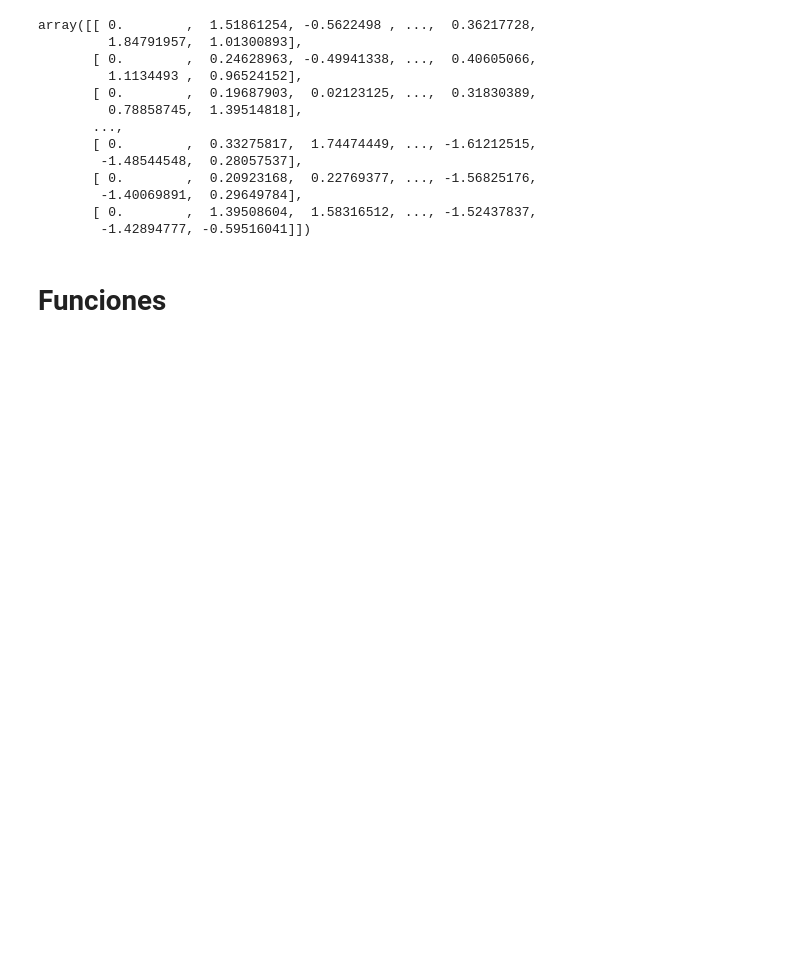
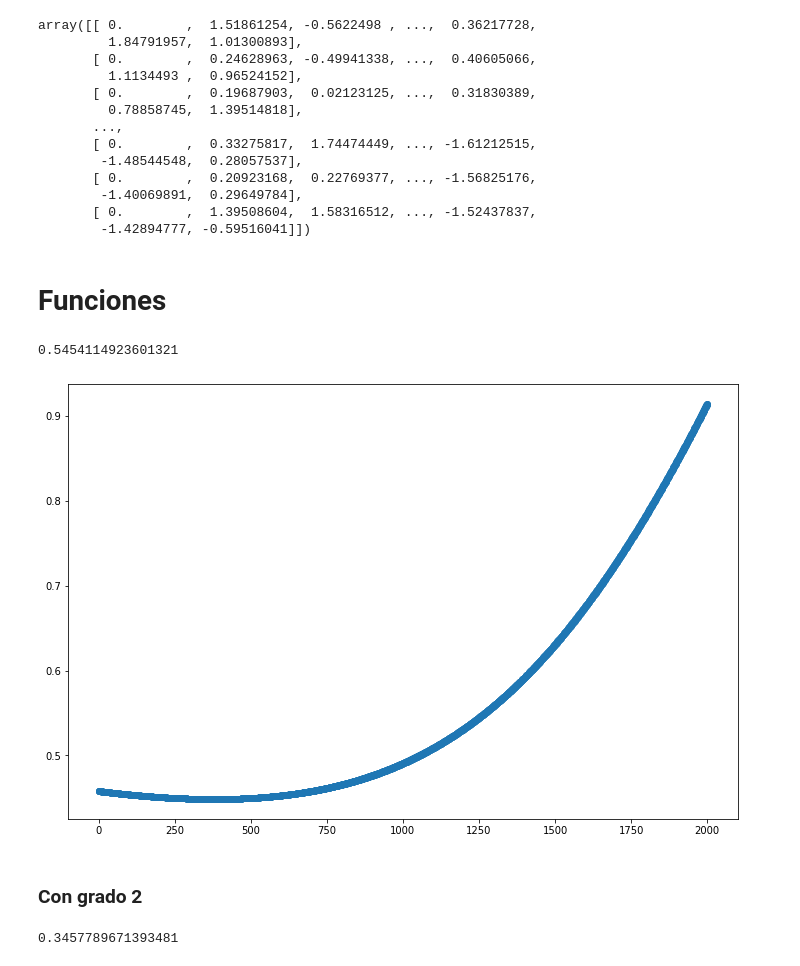
Before and after one commit to hwalter734/LAB6-EOML, a Jupyter notebook: lab6-Walter-20180006.ipynb, the cells around one changed output. Saved outputs shown, nothing was run; the diff lists cells and outputs as text; code cells hidden in the pictures; blank space fills up the shorter version.

```diff
--- a/lab6-Walter-20180006.ipynb
+++ b/lab6-Walter-20180006.ipynb
@@ -56,28 +58,52 @@ array([[ 0.        ,  1.51861254, -0.5622498 , ...,  0.36217728,
        [ 0.        ,  1.39508604,  1.58316512, ..., -1.52437837,
         -1.42894777, -0.59516041]])
 # %%
-xtrain, xtest, ytrain, ytest = train_test_split(xcolumns, ycolumn, test_size=0.2, random_state=433, shuffle=True)
+xtrain, xtest, ytrain, ytest = train_test_split(xtransformed, ycolumn_mod, test_size=0.2, random_state=433, shuffle=True)
 # %% [markdown]
 # Funciones
 # %%
 def hypothesis(X, theta):
-    z = X.T @ theta
+    z = X @ theta.T
     return 1/(1 + np.exp(-z))
 
 def cost_function(X, y, theta):
     yh = hypothesis(X, theta)
     return (-1/len(X)) * np.sum(y*np.log(yh) + (1-y)*np.log(1-yh))
 
-def gradient_descent_cost(X, y, theta, learning_rate=0.0001, max_iter = 1000):
+def gradient_descent(X, y, theta, learning_rate, max_iter = 2000):
     m = len(X)
     J = [cost_function(X, y, theta)]
     for i in range(0, max_iter):
         h = hypothesis(X, theta)
         for i in range(0, X.shape[1]):
-            theta[i] -= (learning_rate/m) * np.sum((h-y)*X.iloc[:, i])
+            theta -= (learning_rate/m) * np.sum((h-y)*X[:, i])
         J.append(cost_function(X, y, theta))
     return J, theta
+
+def predict(X, y, theta, learning_rate=0.00001, max_iter = 2000):
+    J, th = gradient_descent(X, y, theta, learning_rate, max_iter)
+    yh = hypothesis(X, theta)
+    for i in range(len(yh)):
+        yh[i]=1 if yh[i]>=0.5 else 0
+    y = list(y)
+    acc = np.sum([y[i] == yh[i] for i in range(len(y))])/len(y)
+    return J, acc, th
+
+def valor_h(x_train, x_test, theta):
+    h_train = hypothesis(x_train, theta).mean()
+    h_test = hypothesis(x_test, theta).mean()
+    avg_h = (h_train + h_test) / 2
+    return avg_h
+
+def elegir_grado(x_arr, grado):
+    if grado == 2:
+        x_mod = x_arr ** 2
+        x_arr_new = np.append(x_arr, x_mod, axis=1)
+    elif grado == 3:
+        x_mod = x_arr ** 3
+        x_arr_new = np.append(x_arr, x_mod, axis=1)
+
+    return x_arr_new
 # %%
 m, n =  xtrain.shape
-ytrain = ytrain[:, np.newaxis]
-thetas = np.zeros((n,1))
+theta = np.full((1,n), 0.5)
@@ -86,0 +110,14 @@ thetas = np.zeros((n,1))
+# %%
+J, acc, arr_theta = predict(xtrain, ytrain, theta, learning_rate=0.0001)
+# %%
+valor_h(xtrain, xtest, arr_theta)
+# %% [output]
+0.5454114923601321
+# %%
+plt.figure(figsize = (12, 8))
+plt.scatter(range(0, len(J)), J)
+plt.show()
+# %% [output]
+[figure, added]
+# %% [markdown]
+### Con grado 2
@@ -86,0 +131,4 @@ thetas = np.zeros((n,1))
+# %%
+valor_h(xtrain2, xtest2, arr_theta)
+# %% [output]
+0.3457789671393481
```
Also changed, not shown: parts of 11 cells of this notebook.
